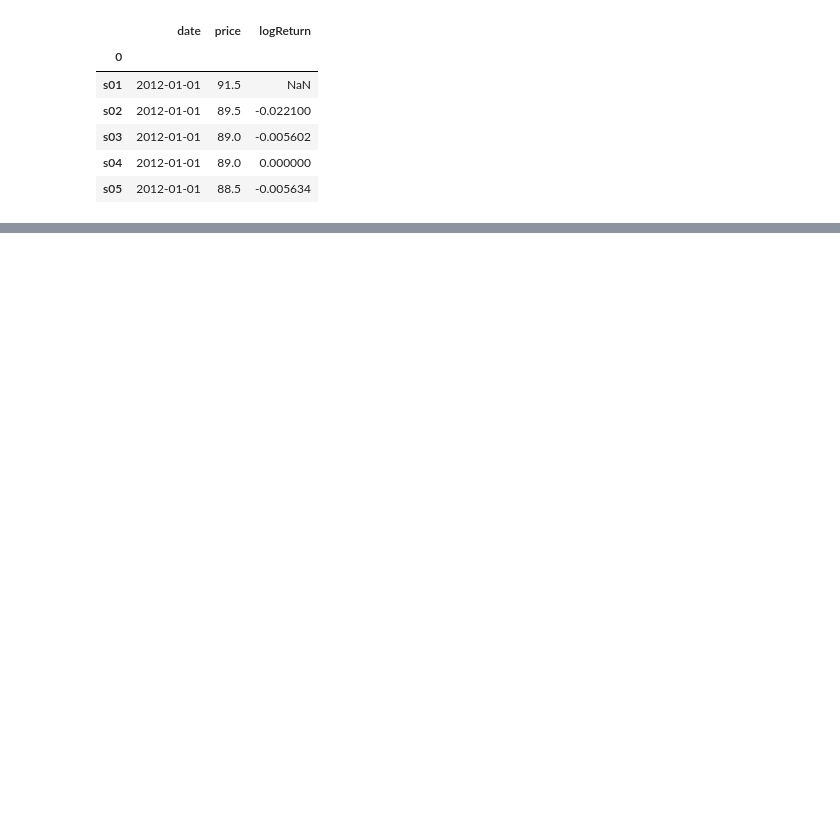
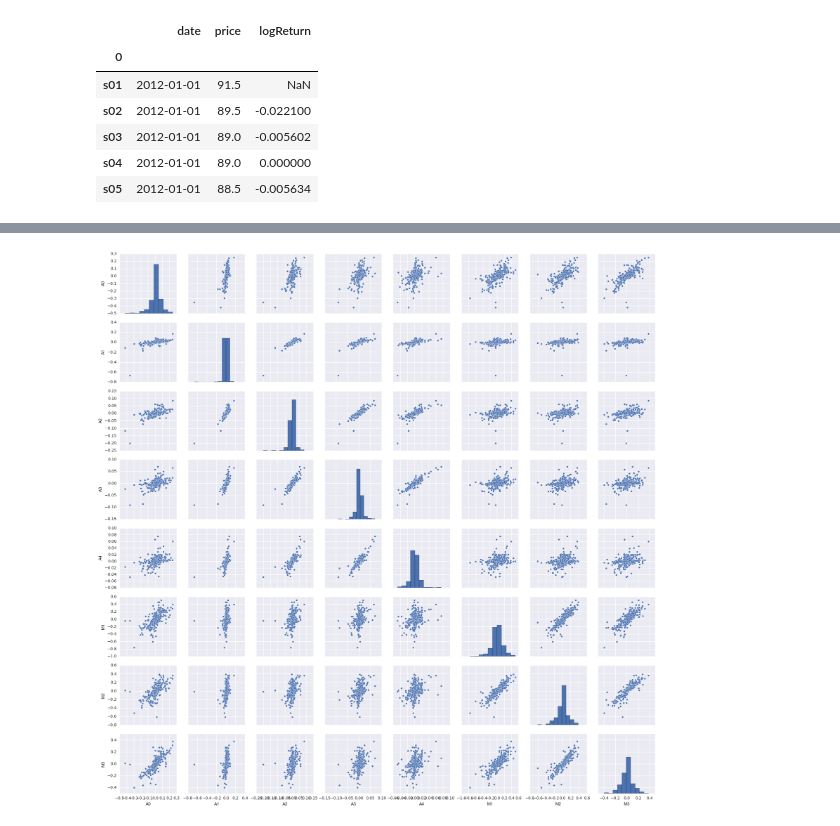
Before and after one commit to pedroargento/Mestrado, a Jupyter notebook: codigo.ipynb, the cells around one changed output, grey strips where cells are left out. Cells and saved outputs as stored; diff of their text form; code cells hidden in the pictures; blank space fills up the shorter version.

```diff
--- a/codigo.ipynb
+++ b/codigo.ipynb
@@ -48,0 +65,10 @@ print(df.logReturn.std())
+# %%
+ret = {'date': df.date}
+for key in data.keys():
+    df = readData(data[key])
+    ret[key] = logReturn(df.price.interpolate())
+
+Returns = pd.DataFrame(ret)
+Returns.set_index(Returns.date, inplace=True, drop=True)
+Returns = Returns.dropna()
+Returns.head()
@@ -48,0 +97,5 @@ print(df.logReturn.std())
+# %%
+fig = sns.pairplot(Returns)
+fig.savefig("correlationPlot.png")
+# %% [output]
+[figure, added]
```
Also changed, not shown: parts of 22 cells of this notebook, 7 other files.
